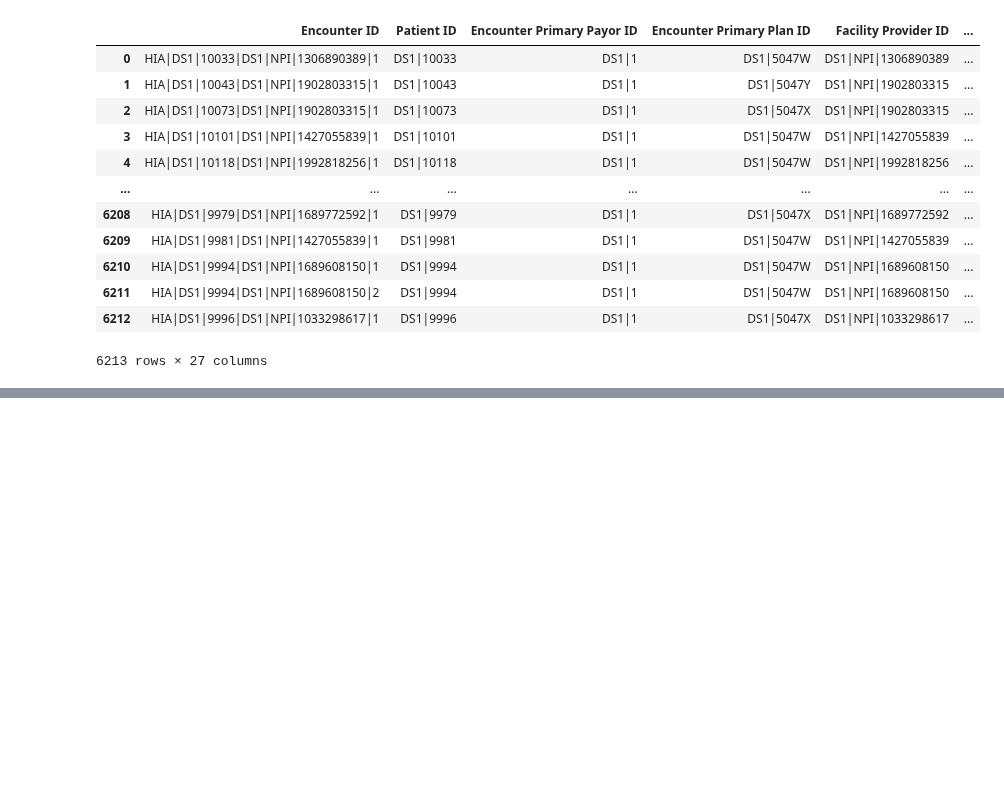
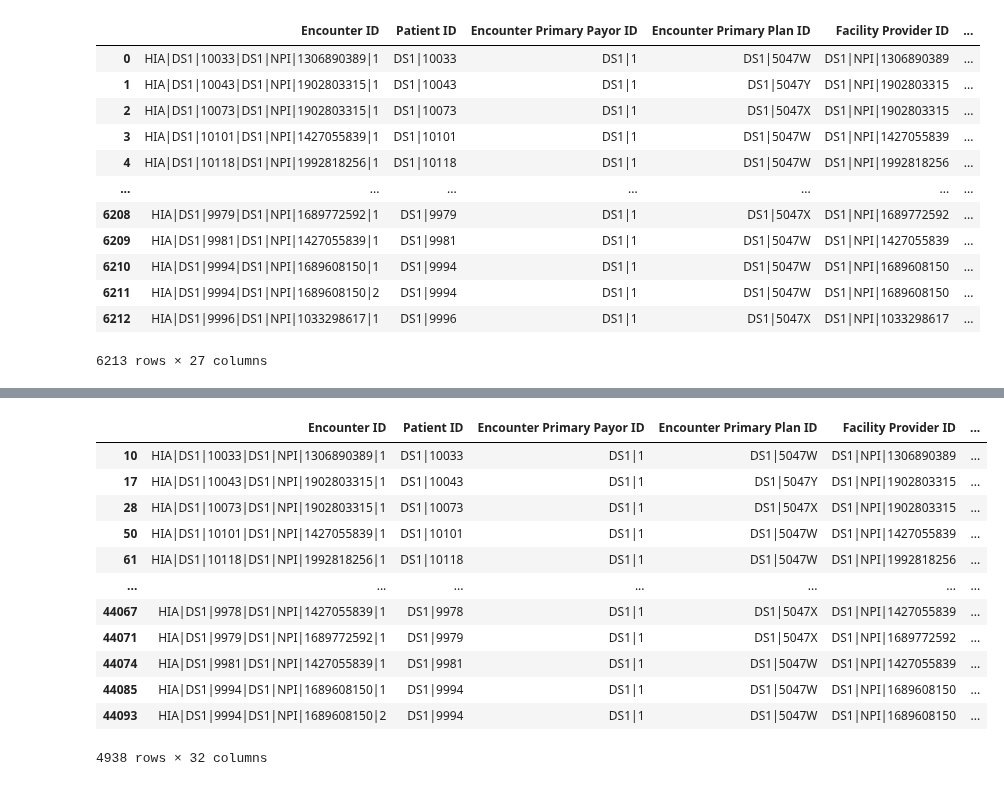
Before and after one commit to jrioross/ursa_health_hospital_readmissions, a Jupyter notebook: ursa_health_hospital_readmission.ipynb, the cells around one changed output, grey strips where cells are left out. Drawn from its saved outputs; the diff is of its cells as text; code cells hidden in the pictures; blank space fills up the shorter version.

```diff
--- a/ursa_health_hospital_readmission.ipynb
+++ b/ursa_health_hospital_readmission.ipynb
@@ -247,0 +262,17 @@ print(round(under_30_d_rate*100,2), '% readmitted under 30 days')
+# %%
+readm_pcp = readm_pcp[(readm_pcp['Hospital to PCP Days'] >= dt.timedelta(days = 0)) | readm_pcp['Hospital to PCP Days'].isnull()]
+readm_pcp[readm_pcp['Hospital to PCP Days'] == readm_pcp.groupby(['Patient ID', 'patient_adm_ct'])['Hospital to PCP Days'].transform('min')]
+# %% [output]
+|  | Encounter ID | Patient ID | Encounter Primary Payor ID | Encounter Primary Plan ID | Facility Provider ID | ... |
+| 10 | HIA|DS1|10033|DS1|NPI|1306890389|1 | DS1|10033 | DS1|1 | DS1|5047W | DS1|NPI|1306890389 | ... |
+| 17 | HIA|DS1|10043|DS1|NPI|1902803315|1 | DS1|10043 | DS1|1 | DS1|5047Y | DS1|NPI|1902803315 | ... |
+| 28 | HIA|DS1|10073|DS1|NPI|1902803315|1 | DS1|10073 | DS1|1 | DS1|5047X | DS1|NPI|1902803315 | ... |
+| 50 | HIA|DS1|10101|DS1|NPI|1427055839|1 | DS1|10101 | DS1|1 | DS1|5047W | DS1|NPI|1427055839 | ... |
+| 61 | HIA|DS1|10118|DS1|NPI|1992818256|1 | DS1|10118 | DS1|1 | DS1|5047W | DS1|NPI|1992818256 | ... |
+| ... | ... | ... | ... | ... | ... | ... |
+| 44067 | HIA|DS1|9978|DS1|NPI|1427055839|1 | DS1|9978 | DS1|1 | DS1|5047X | DS1|NPI|1427055839 | ... |
+| 44071 | HIA|DS1|9979|DS1|NPI|1689772592|1 | DS1|9979 | DS1|1 | DS1|5047X | DS1|NPI|1689772592 | ... |
+| 44074 | HIA|DS1|9981|DS1|NPI|1427055839|1 | DS1|9981 | DS1|1 | DS1|5047W | DS1|NPI|1427055839 | ... |
+| 44085 | HIA|DS1|9994|DS1|NPI|1689608150|1 | DS1|9994 | DS1|1 | DS1|5047W | DS1|NPI|1689608150 | ... |
+| 44093 | HIA|DS1|9994|DS1|NPI|1689608150|2 | DS1|9994 | DS1|1 | DS1|5047W | DS1|NPI|1689608150 | ... |
+4938 rows × 32 columns
```
Also changed, not shown: parts of 15 cells of this notebook.
